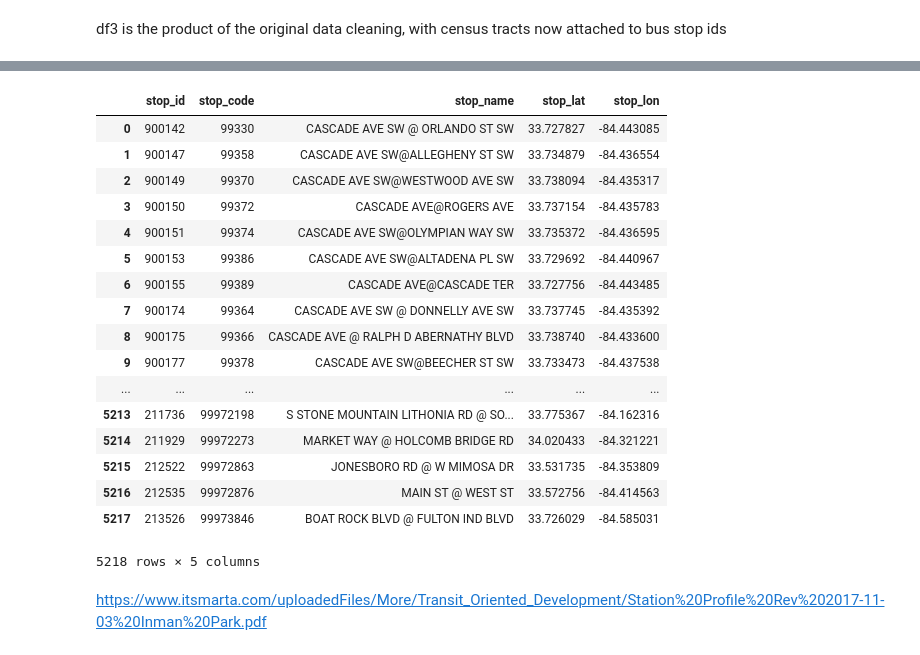
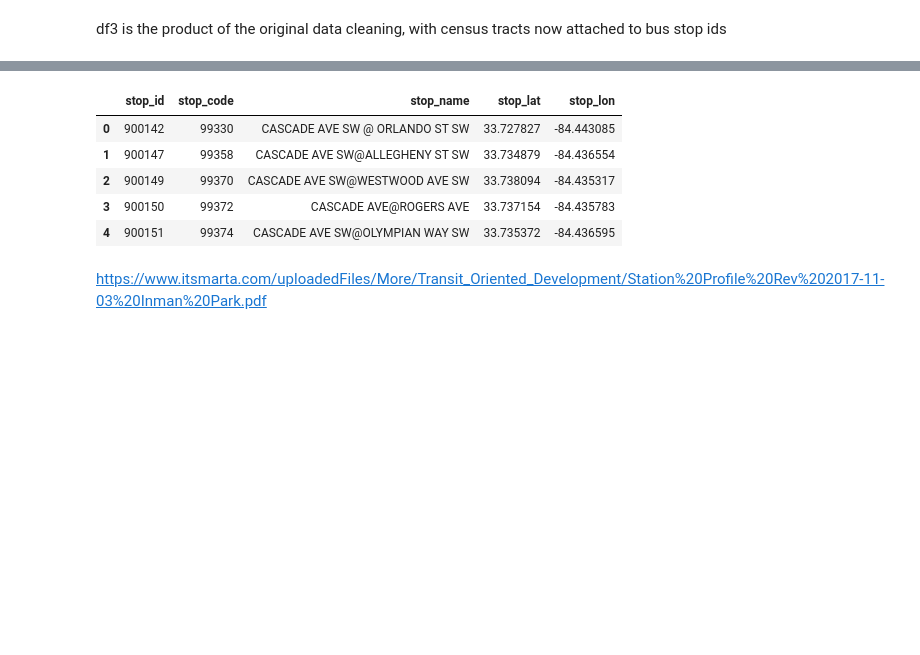
Before and after one commit to ved-mohan/CFM, a Jupyter notebook: MARTA.ipynb, the cells around one changed output, grey strips where cells are left out. Saved outputs shown, nothing was run; the diff lists cells and outputs as text; code cells hidden in the pictures; blank space fills up the shorter version.

```diff
--- a/MARTA.ipynb
+++ b/MARTA.ipynb
@@ -235,24 +204,12 @@ df4
 # %%
-df
+df.head()
 # %% [output]
 |  | stop_id | stop_code | stop_name | stop_lat | stop_lon |
 | 0 | 900142 | 99330 | CASCADE AVE SW @ ORLANDO ST SW | 33.727827 | -84.443085 |
 | 1 | 900147 | 99358 | CASCADE AVE SW@ALLEGHENY ST SW | 33.734879 | -84.436554 |
 | 2 | 900149 | 99370 | CASCADE AVE SW@WESTWOOD AVE SW | 33.738094 | -84.435317 |
 | 3 | 900150 | 99372 | CASCADE AVE@ROGERS AVE | 33.737154 | -84.435783 |
 | 4 | 900151 | 99374 | CASCADE AVE SW@OLYMPIAN WAY SW | 33.735372 | -84.436595 |
-| 5 | 900153 | 99386 | CASCADE AVE SW@ALTADENA PL SW | 33.729692 | -84.440967 |
-| 6 | 900155 | 99389 | CASCADE AVE@CASCADE TER | 33.727756 | -84.443485 |
-| 7 | 900174 | 99364 | CASCADE AVE SW @ DONNELLY AVE SW | 33.737745 | -84.435392 |
-| 8 | 900175 | 99366 | CASCADE AVE @ RALPH D ABERNATHY BLVD | 33.738740 | -84.433600 |
-| 9 | 900177 | 99378 | CASCADE AVE SW@BEECHER ST SW | 33.733473 | -84.437538 |
-| ... | ... | ... | ... | ... | ... |
-| 5213 | 211736 | 99972198 | S STONE MOUNTAIN LITHONIA RD @ SO... | 33.775367 | -84.162316 |
-| 5214 | 211929 | 99972273 | MARKET WAY @ HOLCOMB BRIDGE RD | 34.020433 | -84.321221 |
-| 5215 | 212522 | 99972863 | JONESBORO RD @ W MIMOSA DR | 33.531735 | -84.353809 |
-| 5216 | 212535 | 99972876 | MAIN ST @ WEST ST | 33.572756 | -84.414563 |
-| 5217 | 213526 | 99973846 | BOAT ROCK BLVD @ FULTON IND BLVD | 33.726029 | -84.585031 |
-5218 rows × 5 columns
 # %% [markdown]
 https://www.itsmarta.com/uploadedFiles/More/Transit_Oriented_Development/Station%20Profile%20Rev%202017-11-03%20Inman%20Park.pdf
 # %%
```
Also changed, not shown: parts of 10 cells of this notebook.
